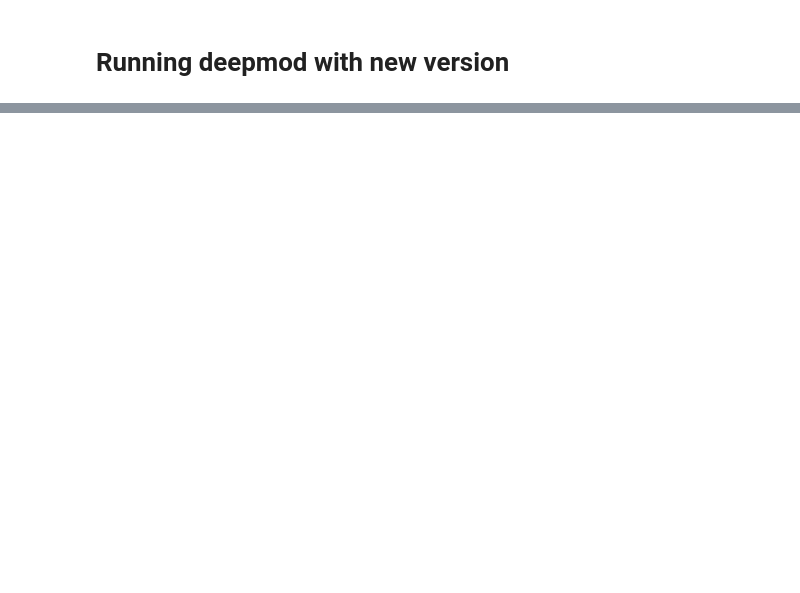
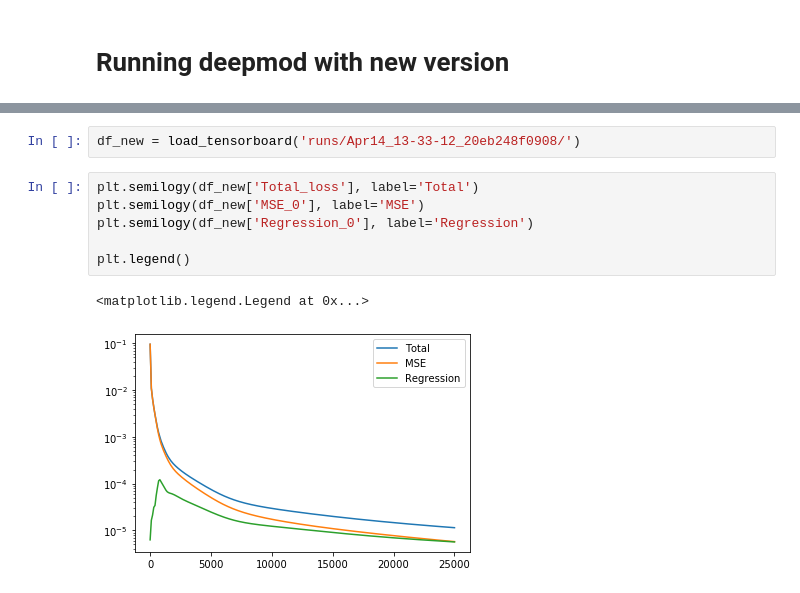
Before and after one commit to GJBoth/DeePyMoD_SBL, a Jupyter notebook: experiments/dynamic_sparsity/Baseline.ipynb, the cells around one changed output, grey strips where cells are left out. Saved outputs shown, nothing was run; the diff lists cells and outputs as text; blank space fills up the shorter version.

```diff
--- a/experiments/dynamic_sparsity/Baseline.ipynb
+++ b/experiments/dynamic_sparsity/Baseline.ipynb
@@ -57,0 +163,11 @@ train(model, X_train, y_train, optimizer, 10000, loss_func_args={'l1':0.0})
+# %%
+df_new = load_tensorboard('runs/Apr14_13-33-12_20eb248f0908/')
+# %%
+plt.semilogy(df_new['Total_loss'], label='Total')
+plt.semilogy(df_new['MSE_0'], label='MSE')
+plt.semilogy(df_new['Regression_0'], label='Regression')
+
+plt.legend()
+# %% [output]
+<matplotlib.legend.Legend at 0x...>
+[figure, added]
```
Also changed, not shown: parts of 64 cells of this notebook, 37 other files.
